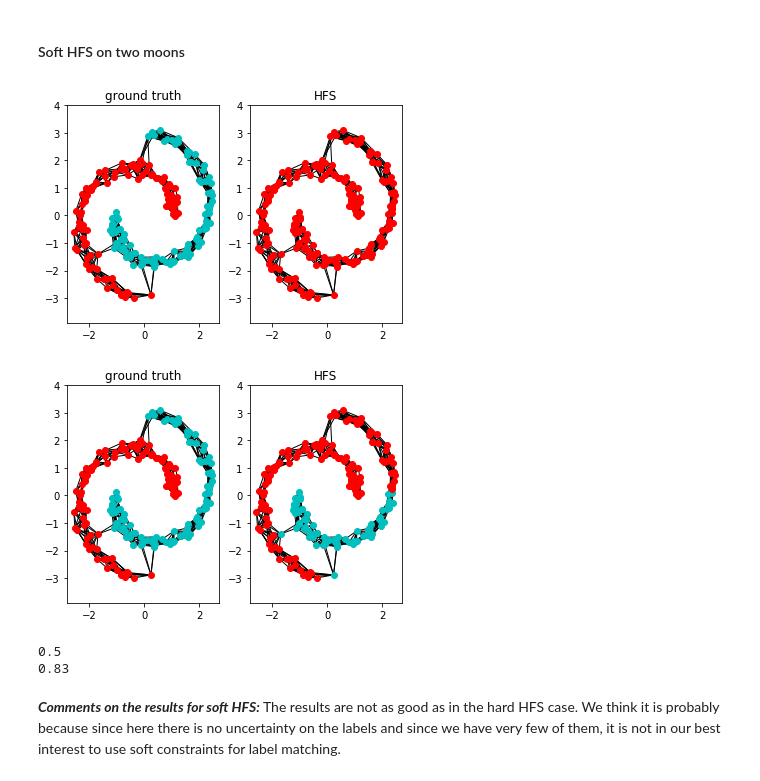
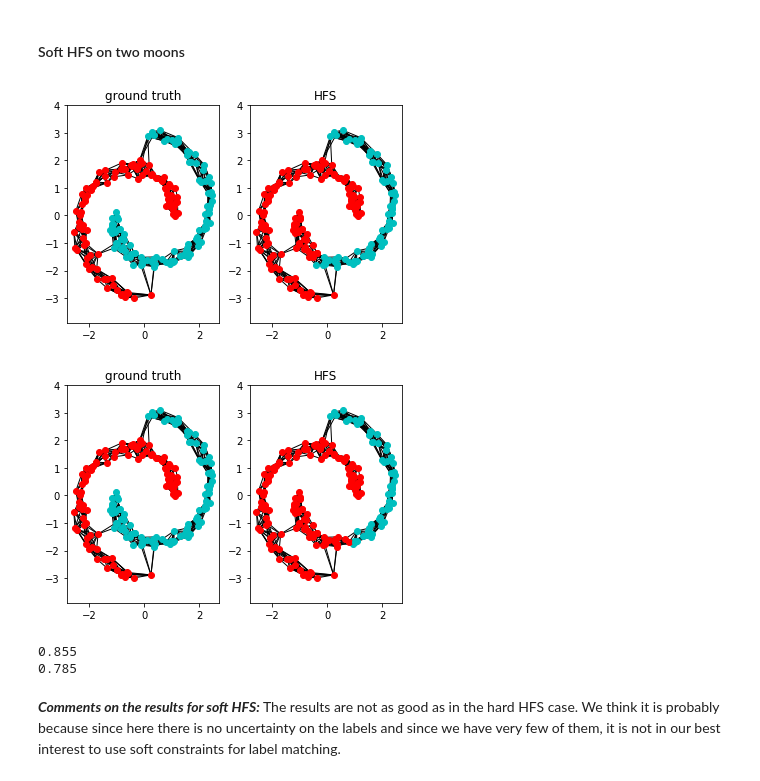
Before and after one commit to BoucheDimitri/TP2_GML, a Jupyter notebook: TP2.ipynb, the cells around one changed output. Cells and saved outputs as stored; diff of their text form; code cells hidden in the pictures.

```diff
--- a/TP2.ipynb
+++ b/TP2.ipynb
@@ -92,15 +96,15 @@ print(acc2)
 #### Soft HFS on two moons
 # %%
 k = 10
-acc1 = funcs_hfs.two_moons_hfs_soft(path, k=k, cl=100, cu=1)
-acc2 = funcs_hfs.two_moons_hfs_soft(path, k=k, cl=100, cu=1)
+acc1 = funcs_hfs.two_moons_hfs_soft(path, k=k, cl=1, cu=0.2)
+acc2 = funcs_hfs.two_moons_hfs_soft(path, k=k, cl=1, cu=0.2)
 print(acc1)
 print(acc2)
 # %% [output]
-[figure, old version]
+[figure, new version]
-[figure, old version]
+[figure, new version]
-0.5
-0.83
+0.855
+0.785
 # %% [markdown]
 ***Comments on the results for soft HFS:***
 The results are not as good as in the hard HFS case. We think it is probably because since here there is no uncertainty on the labels and since we have very few of them, it is not in our best interest to use soft constraints for label matching.
```
Also changed, not shown: parts of 11 cells of this notebook.
